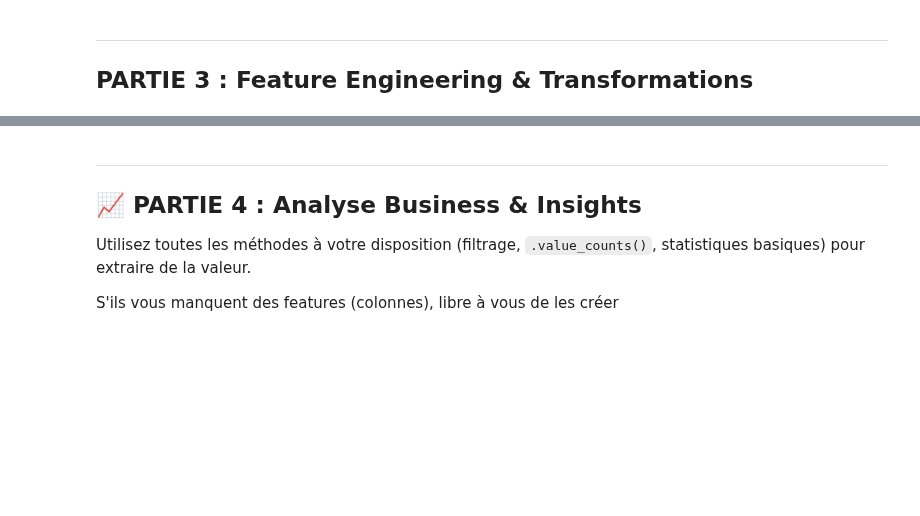
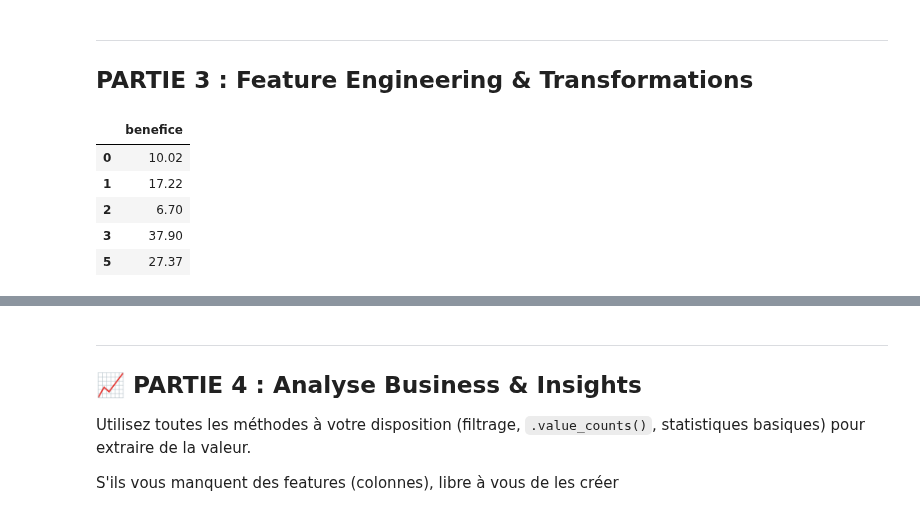
Before and after one commit to nkami-loic/cours_lasalle, a Jupyter notebook: data_manipulation/02_notebooks/08_capstone_eda_thelook.ipynb, the cells around one changed output, grey strips where cells are left out. Cells and saved outputs as stored; diff of their text form; code cells hidden in the pictures; blank space fills up the shorter version.

```diff
--- a/data_manipulation/02_notebooks/08_capstone_eda_thelook.ipynb
+++ b/data_manipulation/02_notebooks/08_capstone_eda_thelook.ipynb
@@ -319,2 +375,12 @@ df_copy['country'] = df_copy['country'].map({'us': 'united states', 'usa': 'unit
+# %%
+# je verifie si ma colonne benefice a bien été crée
+df_copy[['benefice']].head()
+# %% [output]
+|  | benefice |
+| 0 | 10.02 |
+| 1 | 17.22 |
+| 2 | 6.70 |
+| 3 | 37.90 |
+| 5 | 27.37 |
 # %%
 # 2. Créez une colonne qui représente ce taux
```
Also changed, not shown: parts of 21 cells of this notebook, 1 other file.
